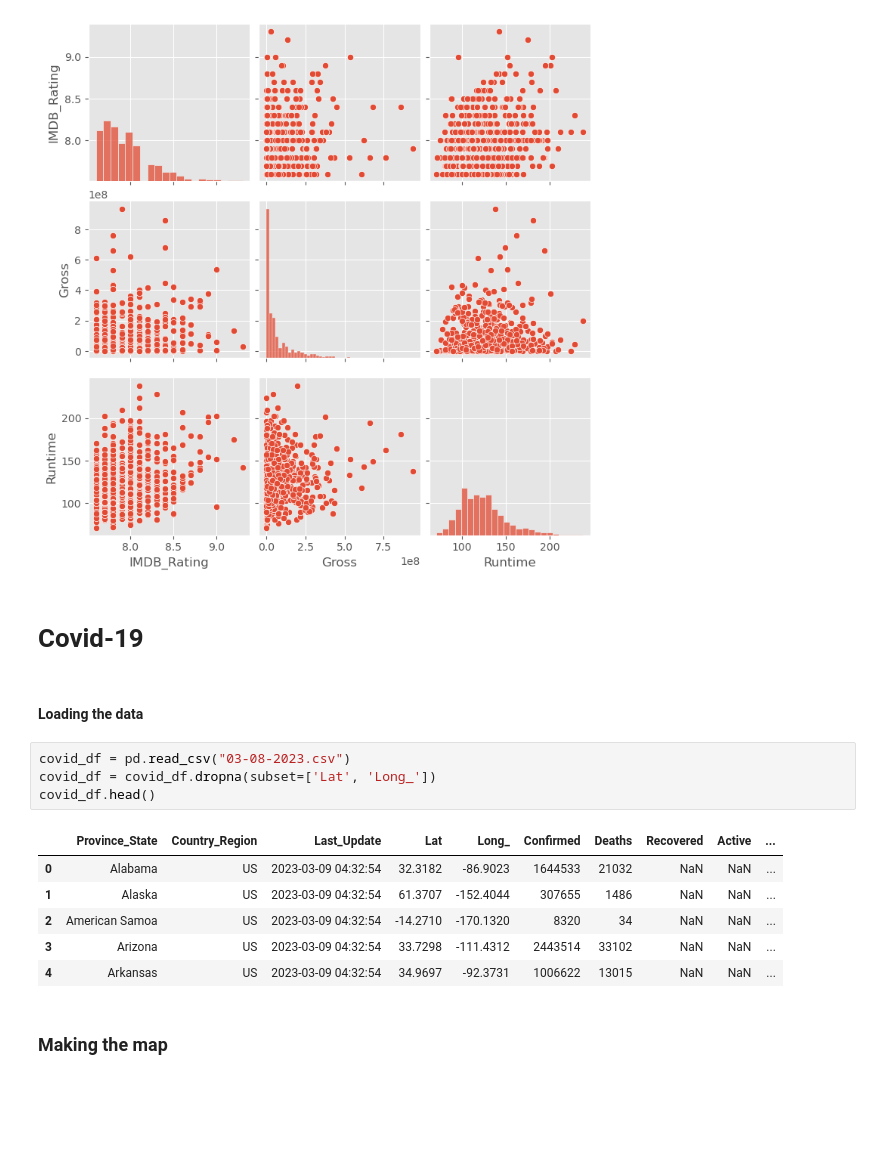
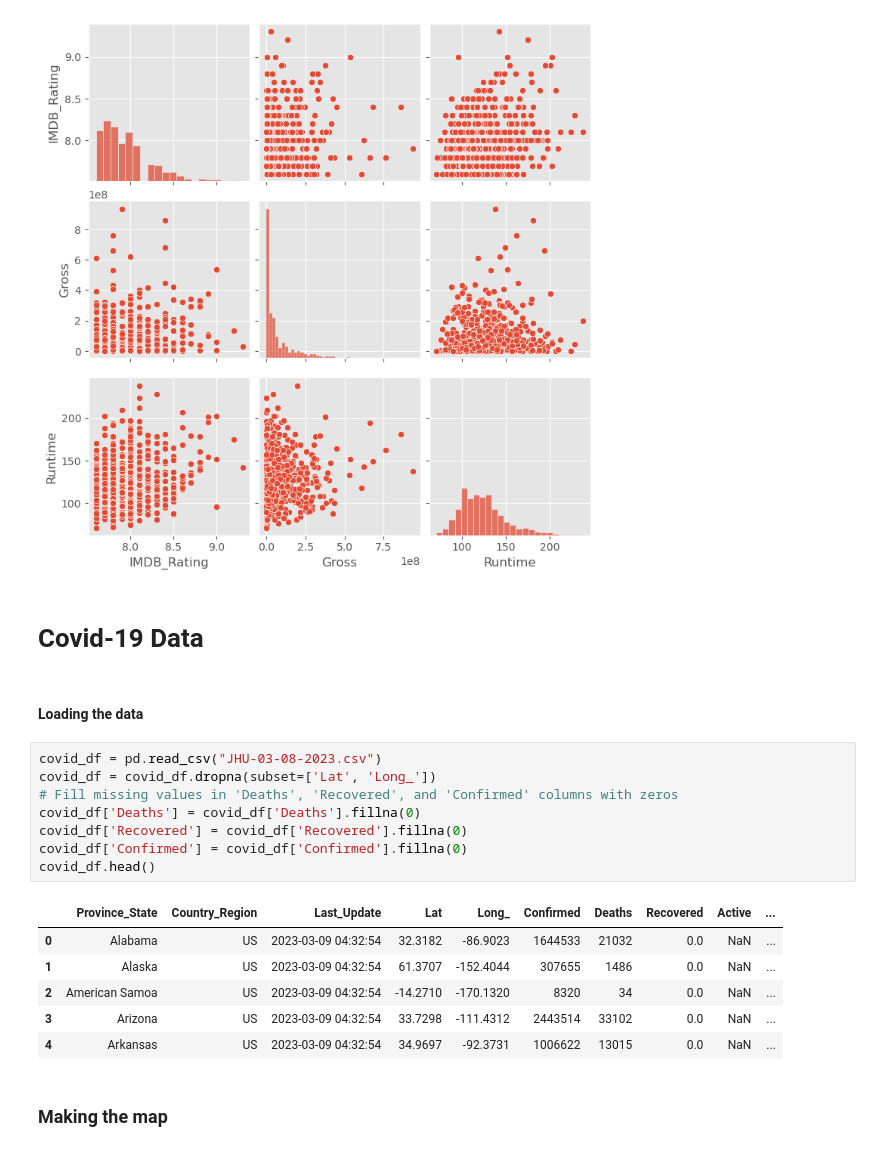
Before and after one commit to jwmathis/Project4, a Jupyter notebook: Project4.ipynb, the cells around one changed output. Drawn from its saved outputs; the diff is of its cells as text; blank space fills up the shorter version.

```diff
--- a/Project4.ipynb
+++ b/Project4.ipynb
@@ -451,20 +447,24 @@ sns.pairplot(movies_df[['IMDB_Rating', 'Gross', 'Runtime']]);
 # %% [output]
 [figure]
 # %% [markdown]
-# Covid-19
+# Covid-19 Data
 # %% [markdown]
 #### Loading the data
 # %%
-covid_df = pd.read_csv("03-08-2023.csv")
+covid_df = pd.read_csv("JHU-03-08-2023.csv")
 covid_df = covid_df.dropna(subset=['Lat', 'Long_'])
+# Fill missing values in 'Deaths', 'Recovered', and 'Confirmed' columns with zeros
+covid_df['Deaths'] = covid_df['Deaths'].fillna(0)
+covid_df['Recovered'] = covid_df['Recovered'].fillna(0)
+covid_df['Confirmed'] = covid_df['Confirmed'].fillna(0)
 covid_df.head()
 # %% [output]
 |  | Province_State | Country_Region | Last_Update | Lat | Long_ | Confirmed | Deaths | Recovered | Active | ... |
-| 0 | Alabama | US | 2023-03-09 04:32:54 | 32.3182 | -86.9023 | 1644533 | 21032 | NaN | NaN | ... |
-| 1 | Alaska | US | 2023-03-09 04:32:54 | 61.3707 | -152.4044 | 307655 | 1486 | NaN | NaN | ... |
-| 2 | American Samoa | US | 2023-03-09 04:32:54 | -14.2710 | -170.1320 | 8320 | 34 | NaN | NaN | ... |
-| 3 | Arizona | US | 2023-03-09 04:32:54 | 33.7298 | -111.4312 | 2443514 | 33102 | NaN | NaN | ... |
-| 4 | Arkansas | US | 2023-03-09 04:32:54 | 34.9697 | -92.3731 | 1006622 | 13015 | NaN | NaN | ... |
+| 0 | Alabama | US | 2023-03-09 04:32:54 | 32.3182 | -86.9023 | 1644533 | 21032 | 0.0 | NaN | ... |
+| 1 | Alaska | US | 2023-03-09 04:32:54 | 61.3707 | -152.4044 | 307655 | 1486 | 0.0 | NaN | ... |
+| 2 | American Samoa | US | 2023-03-09 04:32:54 | -14.2710 | -170.1320 | 8320 | 34 | 0.0 | NaN | ... |
+| 3 | Arizona | US | 2023-03-09 04:32:54 | 33.7298 | -111.4312 | 2443514 | 33102 | 0.0 | NaN | ... |
+| 4 | Arkansas | US | 2023-03-09 04:32:54 | 34.9697 | -92.3731 | 1006622 | 13015 | 0.0 | NaN | ... |
 # %% [markdown]
 ### Making the map
 # %%
```
Also changed, not shown: parts of 6 cells of this notebook, 2 other files.
